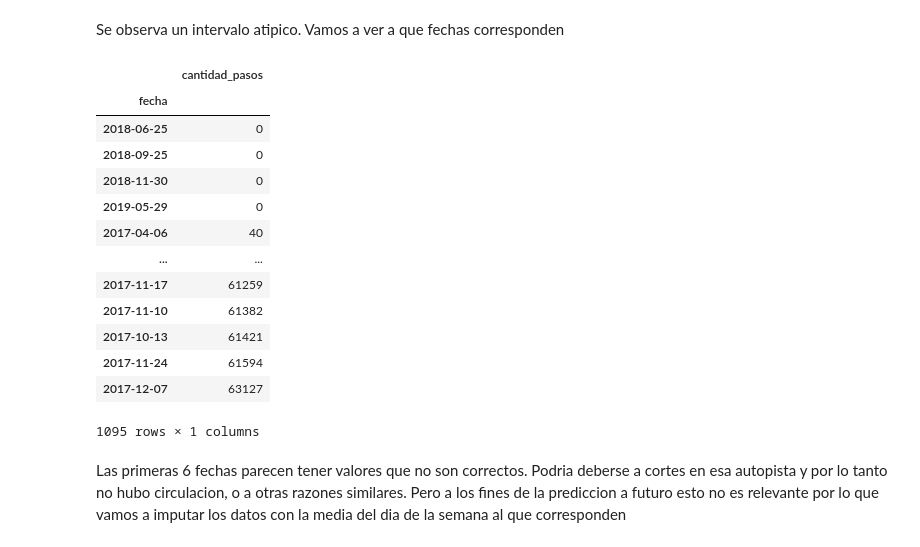
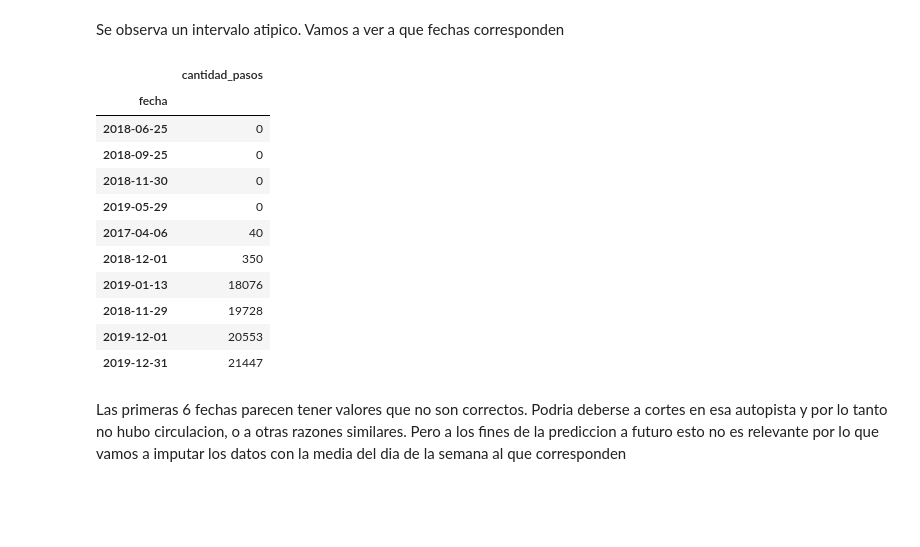
Before and after one commit to NachoRam123/Proyecto-3, a Jupyter notebook: DS_Proyecto_03_ST_RamellaIgnacio.ipynb, the cells around one changed output. Cells and saved outputs as stored; diff of their text form; code cells hidden in the pictures; blank space fills up the shorter version.

```diff
--- a/DS_Proyecto_03_ST_RamellaIgnacio.ipynb
+++ b/DS_Proyecto_03_ST_RamellaIgnacio.ipynb
@@ -344,22 +345,20 @@ sns.histplot(data=diario,x='cantidad_pasos')
 Se observa un intervalo atipico. Vamos a ver a que fechas corresponden
 # %%
 diario.sort_values('cantidad_pasos',inplace=True)#.head(10)
-diario
+diario.head(10)
 # %% [output]
 |  | cantidad_pasos |
 | fecha |  |
 | 2018-06-25 | 0 |
 | 2018-09-25 | 0 |
 | 2018-11-30 | 0 |
 | 2019-05-29 | 0 |
 | 2017-04-06 | 40 |
-| ... | ... |
-| 2017-11-17 | 61259 |
-| 2017-11-10 | 61382 |
-| 2017-10-13 | 61421 |
-| 2017-11-24 | 61594 |
-| 2017-12-07 | 63127 |
+| 2018-12-01 | 350 |
+| 2019-01-13 | 18076 |
+| 2018-11-29 | 19728 |
+| 2019-12-01 | 20553 |
+| 2019-12-31 | 21447 |
-1095 rows × 1 columns
 # %% [markdown]
 Las primeras 6 fechas parecen tener valores que no son correctos. Podria deberse a cortes en esa autopista y por lo tanto no hubo circulacion, o a otras razones similares. Pero a los fines de la prediccion a futuro esto no es relevante por lo que vamos a imputar los datos con la media del dia de la semana al que corresponden
 # %%
```
Also changed, not shown: parts of 23 cells of this notebook.
